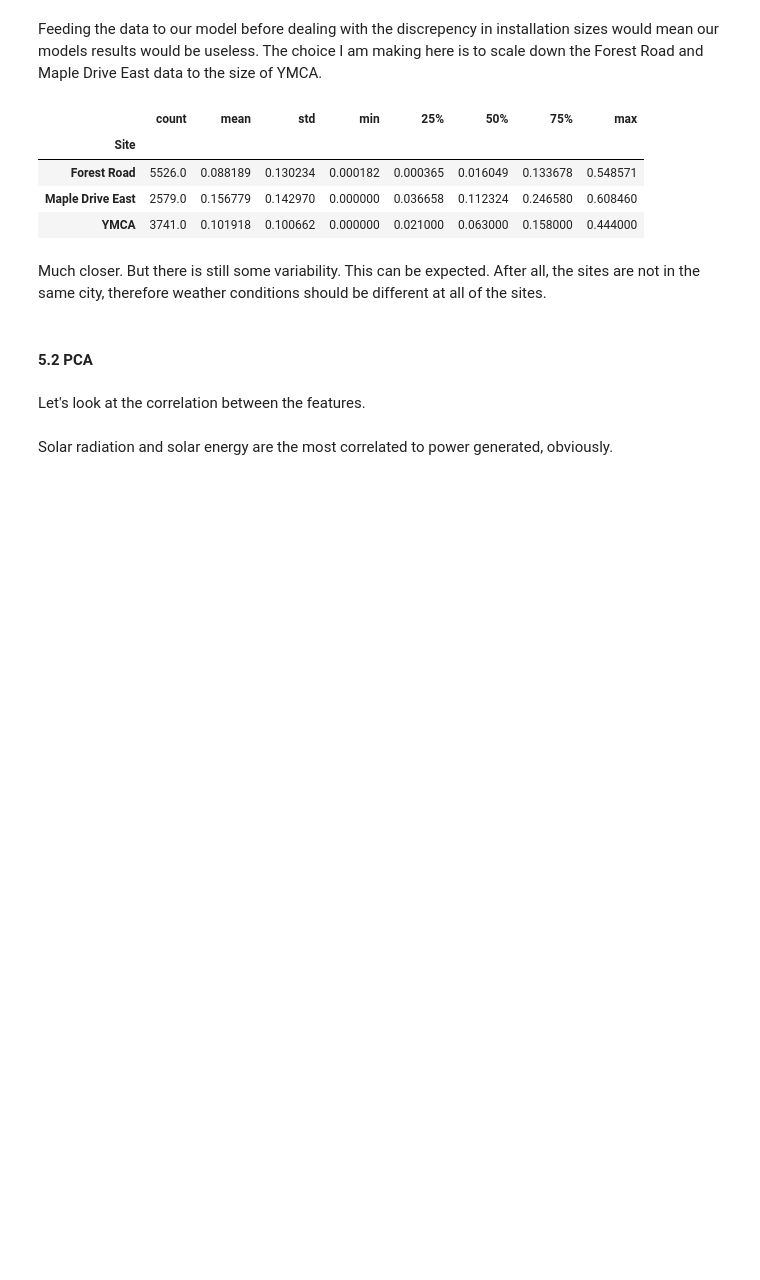
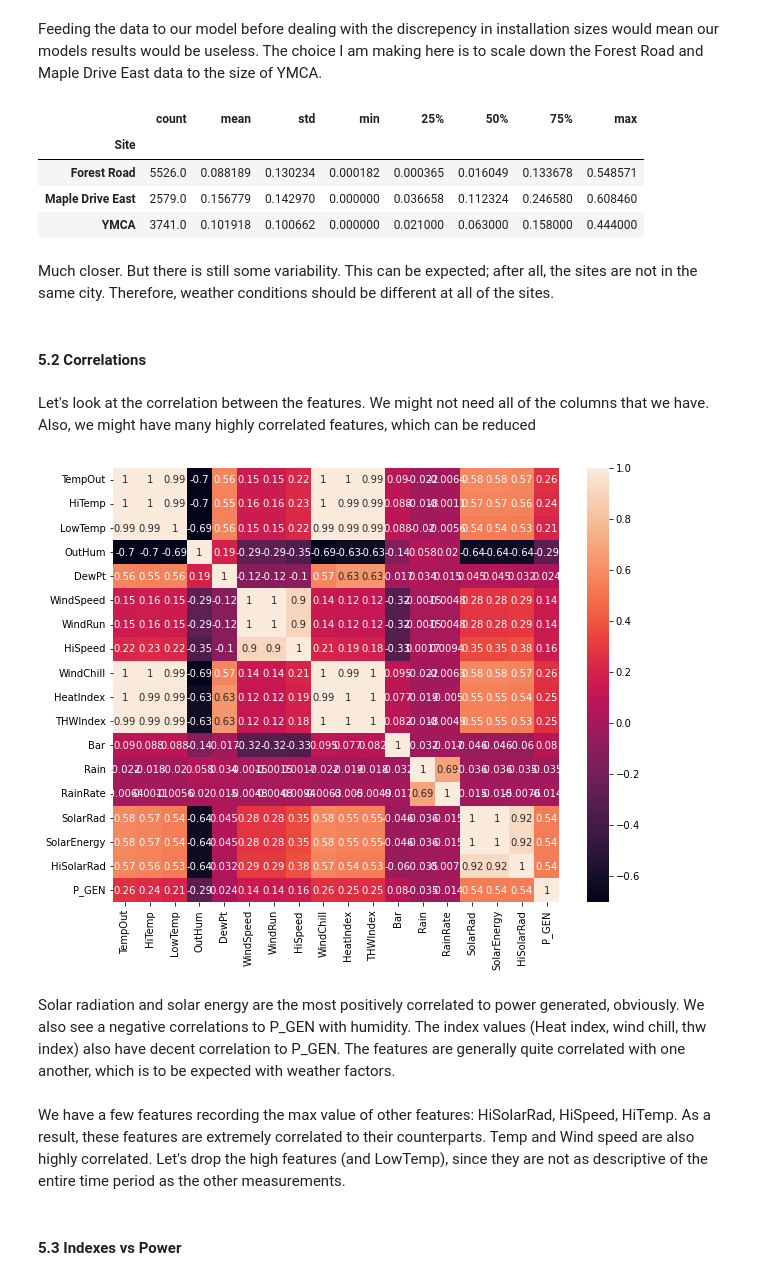
Before and after one commit to Eddy12321/Solar_ROI, a Jupyter notebook: Notebooks/2. Explorative Data Analysis.ipynb, the cells around one changed output. Cells and saved outputs as stored; diff of their text form; code cells hidden in the pictures; blank space fills up the shorter version.

Commit message:
Completed Explorative Data Analysis notebook. Updated UK_data.csv

```diff
--- a/Notebooks/2. Explorative Data Analysis.ipynb
+++ b/Notebooks/2. Explorative Data Analysis.ipynb
@@ -94,9 +101,8 @@ Feeding the data to our model before dealing with the discrepency in installatio
 # %%
 ForestScaleFactor = 0.6/3.29
 MapleScaleFactor = 0.6/3.83
-UK_scaled = UK_data
-UK_scaled.loc[UK_scaled['Site'] == 'Forest Road', 'P_GEN'] *= ForestScaleFactor
-UK_scaled.loc[UK_scaled['Site'] == 'Maple Drive East', 'P_GEN'] *= MapleScaleFactor
+UK_data.loc[UK_data['Site'] == 'Forest Road', 'P_GEN'] *= ForestScaleFactor
+UK_data.loc[UK_data['Site'] == 'Maple Drive East', 'P_GEN'] *= MapleScaleFactor
 # %%
 UK_data.groupby(by='Site')['P_GEN'].describe()
 # %% [output]
@@ -106,13 +112,17 @@ UK_data.groupby(by='Site')['P_GEN'].describe()
 | Maple Drive East | 2579.0 | 0.156779 | 0.142970 | 0.000000 | 0.036658 | 0.112324 | 0.246580 | 0.608460 |
 | YMCA | 3741.0 | 0.101918 | 0.100662 | 0.000000 | 0.021000 | 0.063000 | 0.158000 | 0.444000 |
 # %% [markdown]
-Much closer. But there is still some variability. This can be expected. After all, the sites are not in the same city, therefore weather conditions should be different at all of the sites.
+Much closer. But there is still some variability. This can be expected; after all, the sites are not in the same city. Therefore, weather conditions should be different at all of the sites.
 # %% [markdown]
-#### 5.2 PCA<a id='5.2_PCA'></a>
+#### 5.2 Correlations <a id='5.2_Correlations'></a>
 # %% [markdown]
-Let's look at the correlation between the features.
+Let's look at the correlation between the features. We might not need all of the columns that we have. Also, we might have many highly correlated features, which can be reduced
 # %%
 plt.subplots(figsize = (10, 8))
-sns.heatmap(UK_data.corr());
+sns.heatmap(UK_data.corr(), annot = True);
+# %% [output]
+[figure, added]
 # %% [markdown]
-Solar radiation and solar energy are the most correlated to power generated, obviously.
+Solar radiation and solar energy are the most positively correlated to power generated, obviously. We also see a negative correlations to P_GEN with humidity. The index values (Heat index, wind chill, thw index) also have decent correlation to P_GEN. The features are generally quite correlated with one another, which is to be expected with weather factors.
+# %% [markdown]
+We have a few features recording the max value of other features: HiSolarRad, HiSpeed, HiTemp. As a result, these features are extremely correlated to their counterparts. Temp and Wind speed are also highly correlated. Let's drop the high features (and LowTemp), since they are not as descriptive of the entire time period as the other measurements.
@@ -118,0 +131,2 @@ Solar radiation and solar energy are the most correlated to power generated, obv
+# %% [markdown]
+#### 5.3 Indexes vs Power <a id='5.3_Indexes_vs_Power'></a>
```
Also changed, not shown: parts of 27 cells of this notebook, 1 other file.
